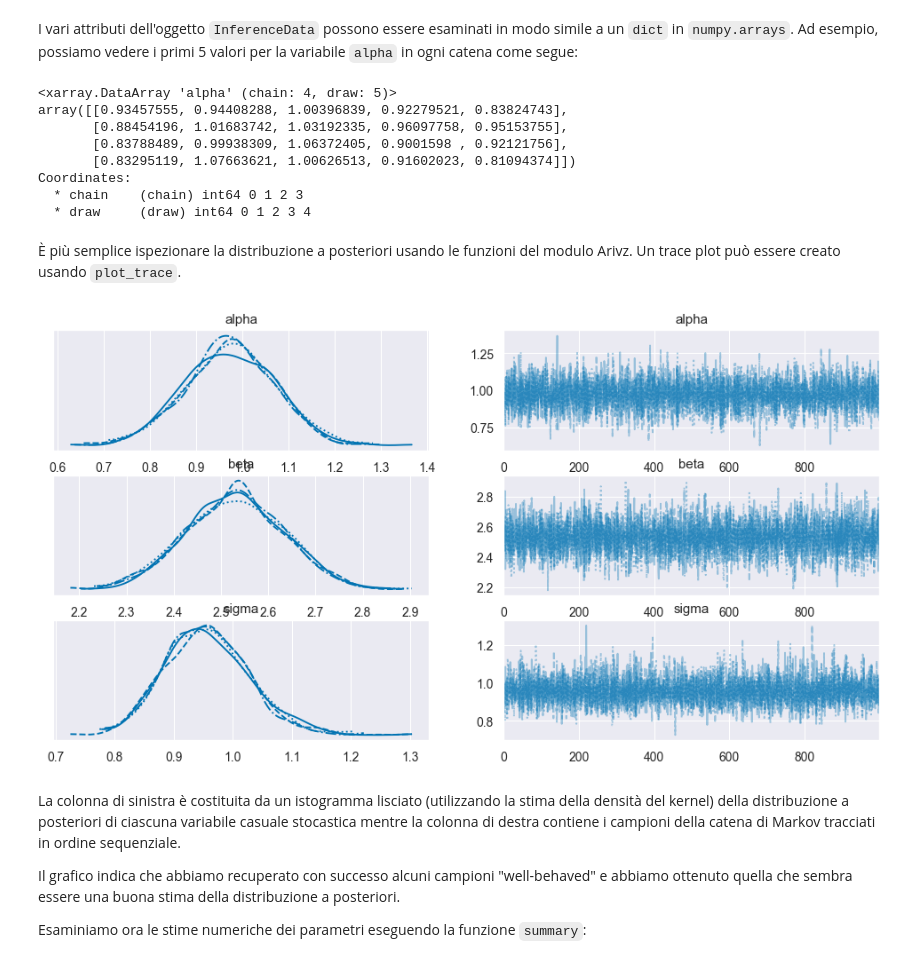
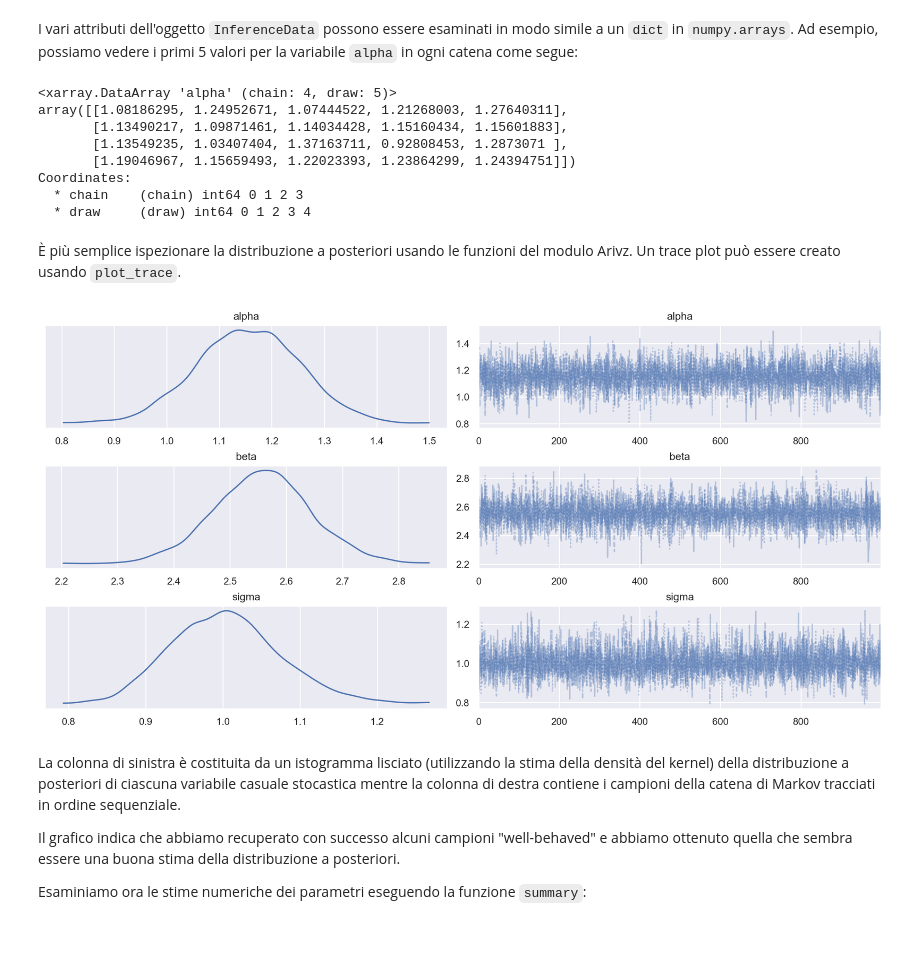
Before and after one commit to ccaudek/ds4psy_2023, a Jupyter notebook: 410_reglin_3.ipynb, the cells around one changed output. Drawn from its saved outputs; the diff is of its cells as text; code cells hidden in the pictures; blank space fills up the shorter version.

```diff
--- a/410_reglin_3.ipynb
+++ b/410_reglin_3.ipynb
@@ -52,16 +52,13 @@ warnings.simplefilter("ignore")
 print(f"Running on PyMC v{pm.__version__}")
 # %% [output]
 Running on PyMC v5.3.0
-# %%
-%matplotlib inline
-sns.set_theme(
-    context="paper",
-    style="darkgrid",
-    palette="colorblind",
-    rc={"figure.figsize": (5.0, 5.0 / golden)},
-)
-SEED = 42
-rng = np.random.default_rng(SEED)
+# %%
+%config InlineBackend.figure_format = 'retina'
+# Initialize random number generator
+RANDOM_SEED = 8927
+rng = np.random.default_rng(RANDOM_SEED)
+az.style.use("arviz-darkgrid")
+sns.set_palette("colorblind")
 # %% [markdown]
 ## Generare i dati
 
@@ -80,5 +77,5 @@ X = np.random.randn(size)
 # Simulate outcome variable
 Y = alpha + beta * X + rng.normal(size=size) * sigma
 
-#True regression line
-true_regression_line = alpha + beta * X
+df = pd.DataFrame({"x": X, "y": Y})
+df.head()
@@ -110,16 +109,16 @@ $$
 
 Ora definiamo il modello e otteniamo un campione casuale dalla distribuzione a posteriori dei parametri.
 # %%
-with Model() as model:  # model specifications in PyMC are wrapped in a with-statement
+with Model() as model:
 
     # Define priors
     alpha = Normal("alpha", mu=0, sigma=10)
     beta = Normal("beta", mu=0, sigma=10)
     sigma = HalfNormal("sigma", sigma=1)
     # Expected value of outcome
-    mu = alpha + beta * X
+    mu = alpha + beta * df["x"]
     # Likelihood of observations
-    Y_obs = pm.Normal("Y_obs", mu=mu, sigma=sigma, observed=Y)
+    Y_obs = pm.Normal("Y_obs", mu=mu, sigma=sigma, observed=df["y"])
     idata = pm.sample()
 # %% [output]
 Auto-assigning NUTS sampler...
@@ -156,10 +155,10 @@ I vari attributi dell'oggetto `InferenceData` possono essere esaminati in modo s
 idata.posterior["alpha"].sel(draw=slice(0, 4))
 # %% [output]
 <xarray.DataArray 'alpha' (chain: 4, draw: 5)>
-array([[0.93457555, 0.94408288, 1.00396839, 0.92279521, 0.83824743],
-       [0.88454196, 1.01683742, 1.03192335, 0.96097758, 0.95153755],
-       [0.83788489, 0.99938309, 1.06372405, 0.9001598 , 0.92121756],
-       [0.83295119, 1.07663621, 1.00626513, 0.91602023, 0.81094374]])
+array([[1.08186295, 1.24952671, 1.07444522, 1.21268003, 1.27640311],
+       [1.13490217, 1.09871461, 1.14034428, 1.15160434, 1.15601883],
+       [1.13549235, 1.03407404, 1.37163711, 0.92808453, 1.2873071 ],
+       [1.19046967, 1.15659493, 1.22023393, 1.23864299, 1.24394751]])
 Coordinates:
   * chain    (chain) int64 0 1 2 3
   * draw     (draw) int64 0 1 2 3 4
@@ -167,11 +166,11 @@ Coordinates:
 È più semplice ispezionare la distribuzione a posteriori usando le funzioni del modulo Arivz.
 Un trace plot può essere creato usando `plot_trace`.
 # %%
-var_names = ['alpha', 'beta', 'sigma']
-_ = az.plot_trace(idata, var_names=var_names)
+var_names = ["alpha", "beta", "sigma"]
+az.plot_trace(idata, var_names=var_names, combined=True)
 plt.tight_layout()
 # %% [output]
-[figure, old version]
+[figure, new version]
 # %% [markdown]
 La colonna di sinistra è costituita da un istogramma lisciato (utilizzando la stima della densità del kernel) della distribuzione a posteriori di ciascuna variabile casuale stocastica mentre la colonna di destra contiene i campioni della catena di Markov tracciati in ordine sequenziale.
 
```
Also changed, not shown: parts of 17 cells of this notebook, 1 other file.
